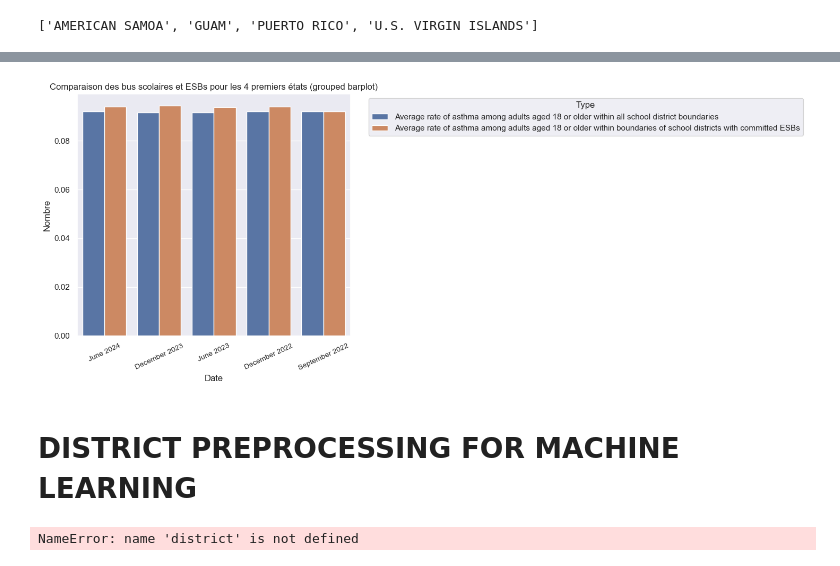
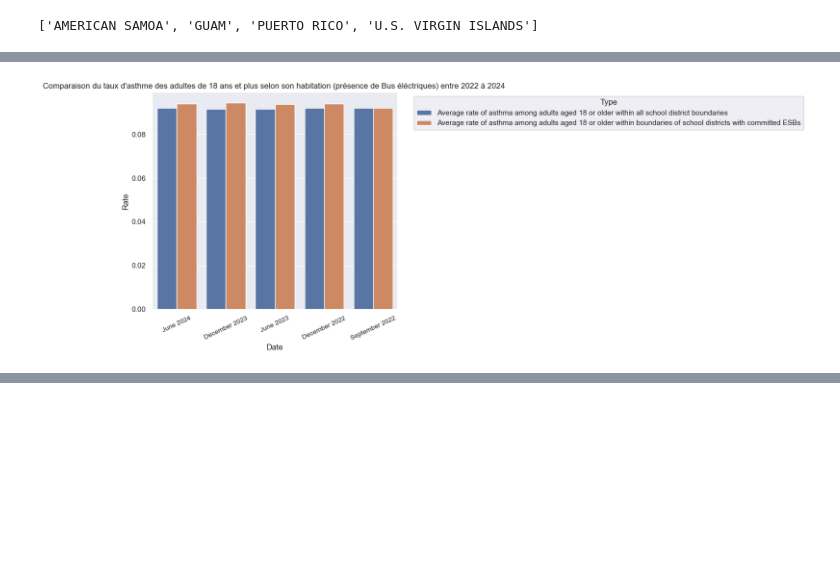
Before and after one commit to Samuel-engineer/Analyse-Exploratoire-et-Machine-Learning, a Jupyter notebook: Notebook.ipynb, the cells around one changed output, grey strips where cells are left out. Cells and saved outputs as stored; diff of their text form; code cells hidden in the pictures; blank space fills up the shorter version.

```diff
--- a/Notebook.ipynb
+++ b/Notebook.ipynb
@@ -930,4 +644,24 @@ Passing `palette` without assigning `hue` is deprecated and will be removed in v
 [figure]
+# %%
+# Préparer les données pour un grouped barplot seaborn
+subset = stats_df.iloc[20:22,:6]
+cols_to_plot1 = [
+    "June 2024",	"December 2023",	"June 2023",	"December 2022",	"September 2022"
+]
+
+subset_melted = subset.melt(id_vars='Value', value_vars=cols_to_plot1, var_name='Date', value_name='Rate')
+subset_melted['Rate'] = pd.to_numeric(subset_melted['Rate'], errors='coerce')
+
+plt.figure(figsize=(15,6))
+sns.barplot(data=subset_melted, x='Date', y='Rate', hue='Value')
+plt.ylabel("Rate")
+plt.title("Comparaison du taux d'asthme des adultes de 18 ans et plus selon son habitation (présence de Bus éléctriques) entre 2022 à 2024 ")
+plt.xticks(rotation=25, size=10)
+plt.legend(title="Type", bbox_to_anchor=(1.05, 1), loc='upper left')
+plt.tight_layout()
+plt.show()
+# %% [output]
+[figure, added]
 # %%
 subset = stats_df.iloc[6:22,:]
 subset
@@ -949,24 +683,4 @@ subset
 | 19 | Average ozone concentration (ppb)... | 60.2 | 60.34 | 60.209465 | 43.589394 | 45.652004 | 45.433211 | 45.23078 | ... |
 | 20 | Average rate of asthma among adul... | 0.092 | 0.091601 | 0.091611 | 0.092 | 0.092 | NaN | NaN | ... |
 | 21 | Average rate of asthma among adul... | 0.094 | 0.094447 | 0.093809 | 0.094 | 0.092 | NaN | NaN | ... |
-# %%
-# Préparer les données pour un grouped barplot seaborn
-subset1 = stats_df.iloc[20:22,:6]
-cols_to_plot1 = [
-    "June 2024",	"December 2023",	"June 2023",	"December 2022",	"September 2022"
-]
-
-subset_melted = subset1.melt(id_vars='Value', value_vars=cols_to_plot1, var_name='Date', value_name='Nombre')
-subset_melted['Nombre'] = pd.to_numeric(subset_melted['Nombre'], errors='coerce')
-
-plt.figure(figsize=(15,6))
-sns.barplot(data=subset_melted, x='Date', y='Nombre', hue='Value')
-plt.ylabel("Nombre")
-plt.title("Comparaison des bus scolaires et ESBs pour les 4 premiers états (grouped barplot)")
-plt.xticks(rotation=25, size=10)
-plt.legend(title="Type", bbox_to_anchor=(1.05, 1), loc='upper left')
-plt.tight_layout()
-plt.show()
-# %% [output]
-[figure, removed]
 # %%
@@ -1026,6 +735,0 @@ plot_two_panel_adoption(subset, 8, title="Adoption Over Time (0% to 100%)")
-# %% [markdown]
-# DISTRICT PREPROCESSING FOR MACHINE LEARNING
-# %%
-district.isnull()
-# %% [output]
-NameError: name 'district' is not defined
```
Also changed, not shown: parts of 90 cells of this notebook.
